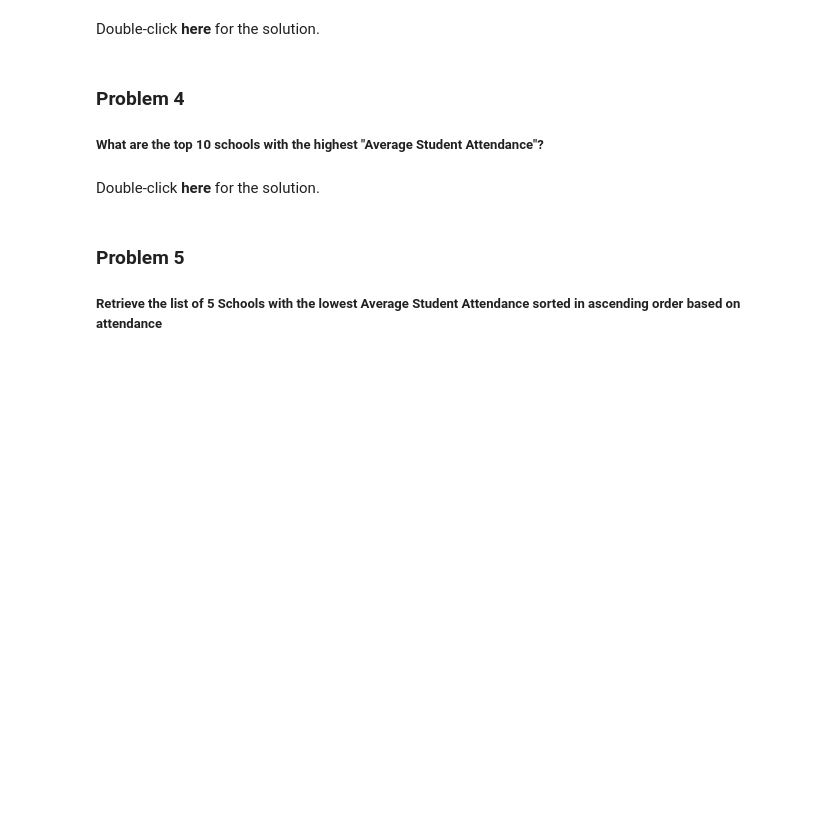
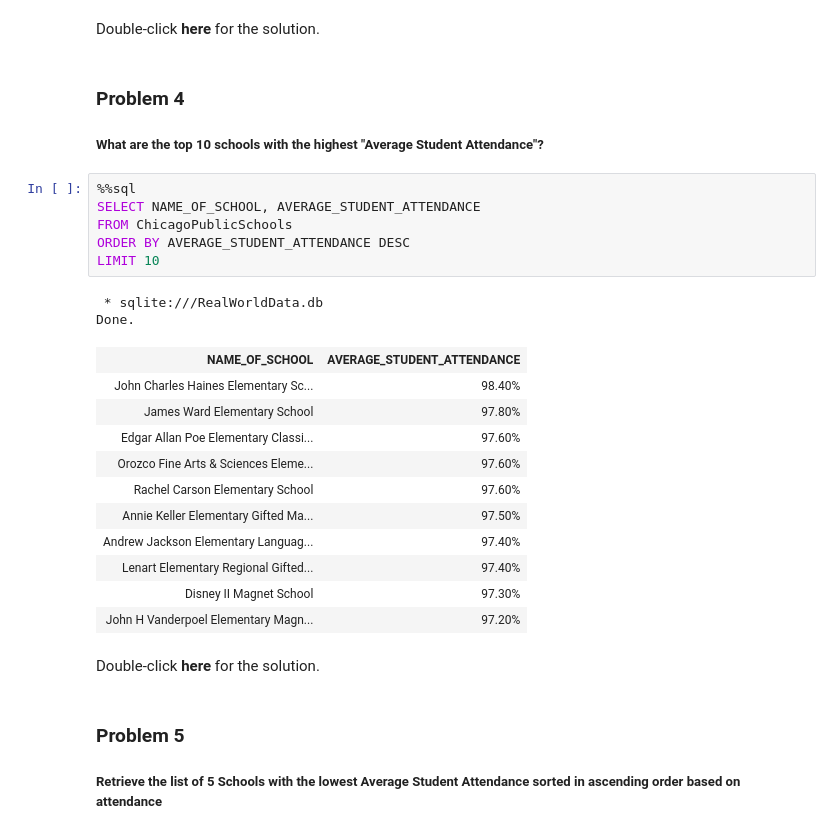
Before and after one commit to firatolcum/IBM_Data_Analyst_Professional_Certificate_Course, a Jupyter notebook: Databases.and.SQL.for.Data.Science.with.Python/DB0201EN-Week4-1-1-RealDataPractice-v5_sqlite_Learner.ipynb, the cells around one changed output. Drawn from its saved outputs; the diff is of its cells as text; blank space fills up the shorter version.

Commit message:
DB0201EN-Week4-1-1-RealDataPractice-v5_sqlite_Learner.ipynb first 7 question answered

```diff
--- a/Databases.and.SQL.for.Data.Science.with.Python/DB0201EN-Week4-1-1-RealDataPractice-v5_sqlite_Learner.ipynb
+++ b/Databases.and.SQL.for.Data.Science.with.Python/DB0201EN-Week4-1-1-RealDataPractice-v5_sqlite_Learner.ipynb
@@ -284,6 +284,26 @@ Correct answer: several schools with with Safety Score of 99.
 ### Problem 4
 
 ##### What are the top 10 schools with the highest "Average Student Attendance"?
+# %%
+%%sql
+SELECT NAME_OF_SCHOOL, AVERAGE_STUDENT_ATTENDANCE
+FROM ChicagoPublicSchools
+ORDER BY AVERAGE_STUDENT_ATTENDANCE DESC
+LIMIT 10
+# %% [output]
+ * sqlite:///RealWorldData.db
+Done.
+| NAME_OF_SCHOOL | AVERAGE_STUDENT_ATTENDANCE |
+| John Charles Haines Elementary Sc... | 98.40% |
+| James Ward Elementary School | 97.80% |
+| Edgar Allan Poe Elementary Classi... | 97.60% |
+| Orozco Fine Arts & Sciences Eleme... | 97.60% |
+| Rachel Carson Elementary School | 97.60% |
+| Annie Keller Elementary Gifted Ma... | 97.50% |
+| Andrew Jackson Elementary Languag... | 97.40% |
+| Lenart Elementary Regional Gifted... | 97.40% |
+| Disney II Magnet School | 97.30% |
+| John H Vanderpoel Elementary Magn... | 97.20% |
 # %% [markdown]
 Double-click **here** for the solution.
 
```
Also changed, not shown: parts of 3 cells of this notebook.
